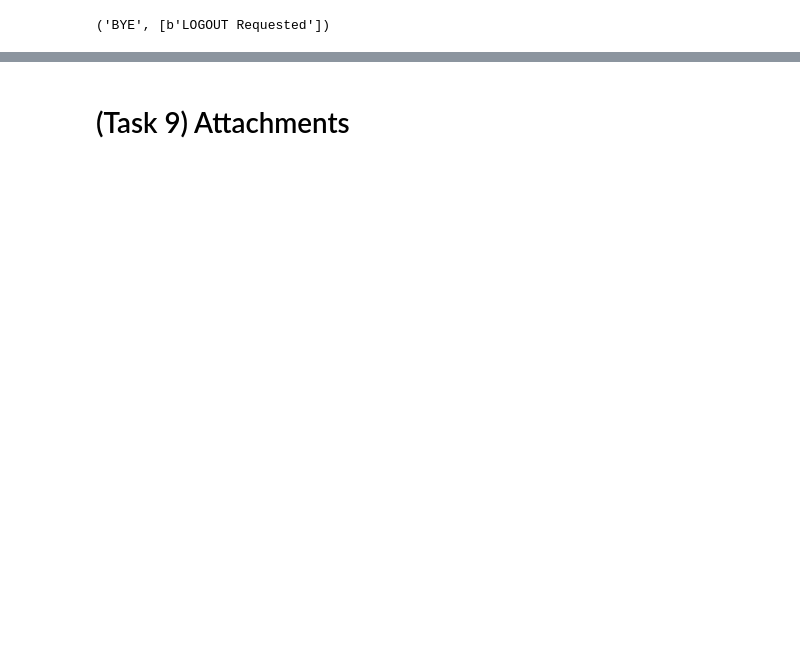
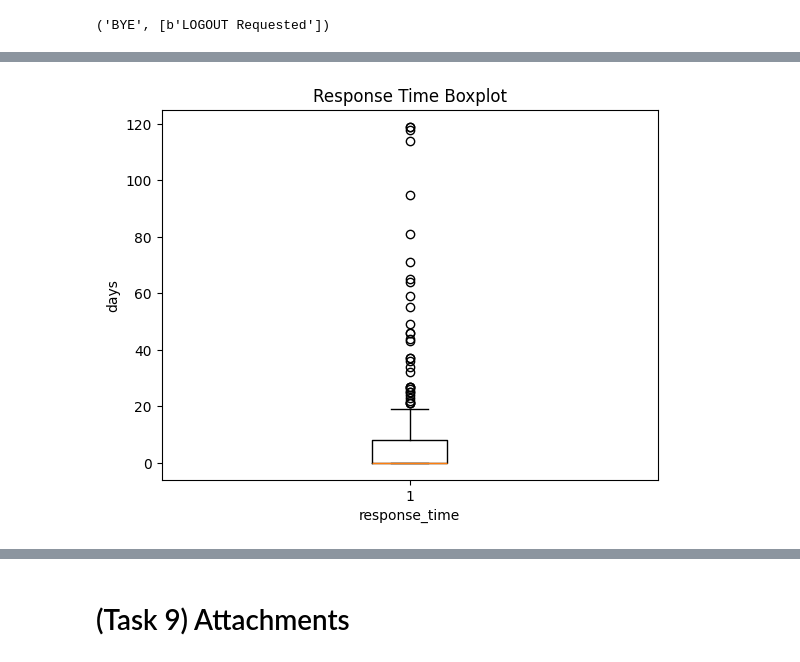
Before and after one commit to Ziverael/Studies2, a Jupyter notebook: ud/list2.ipynb, the cells around one changed output, grey strips where cells are left out. Cells and saved outputs as stored; diff of their text form; code cells hidden in the pictures; blank space fills up the shorter version.

Commit message:
List2 ready

```diff
--- a/ud/list2.ipynb
+++ b/ud/list2.ipynb
@@ -682,14 +682,18 @@ imap.conn.logout()
 # %% [output]
 ('BYE', [b'LOGOUT Requested'])
 # %%
-(
+full_content_cleaned = (
     full_content
     .explode("Sender")
     .explode("Receiver")
     .with_columns([
             (pl.col("Date").dt.hour().alias("hour")),
-            (pl.col("Date").dt.day().alias("day")),
+            (pl.col("Date").dt.weekday().alias("day")),
             (pl.col("Date").dt.month().alias("month")),
+            (pl.col("Attachments_names").list.len().alias("attachments_count")),
+            (pl.col("Body").str.len_chars().alias("body_len"))
+    ])
+    .with_columns([
+            pl.col("body_len").qcut(5, labels=["very short", "short", "medium", "long", "very long"]).alias("body_len_bin")
     ])
 )
-# full_content
@@ -710,0 +700,23 @@ shape: (7_550, 9)
+# %%
+responses = (
+    full_content_cleaned.join(
+        full_content_cleaned,
+        left_on=["Receiver", "Sender"],
+        right_on=["Sender", "Receiver"],
+        how="inner",
+        suffix="_reply"
+    )
+    .filter(pl.col("Date_reply") > pl.col("Date"))   # only future replies
+    .group_by(["Sender", "Receiver", "Date"])         # original message
+    .agg(
+        pl.col("Date_reply").min().alias("reply_Date")
+    )
+    .with_columns(
+        (pl.col("reply_Date") - pl.col("Date")).alias("response_time")
+    )
+)
+responses = responses.join(
+    full_content_cleaned,
+    on=["Sender", "Receiver", "Date"],
+    how="left"
+)
@@ -710,0 +737,9 @@ shape: (7_550, 9)
+# %%
+respnse_time_days = responses["response_time"].to_numpy() / (1_000_000 * 3600 * 24)
+plt.boxplot(respnse_time_days[respnse_time_days< 120])
+plt.xlabel("response_time")
+plt.ylabel("days")
+plt.title("Response Time Boxplot")
+plt.show()
+# %% [output]
+[figure, added]
```
Also changed, not shown: parts of 14 cells of this notebook, 6 other files.
